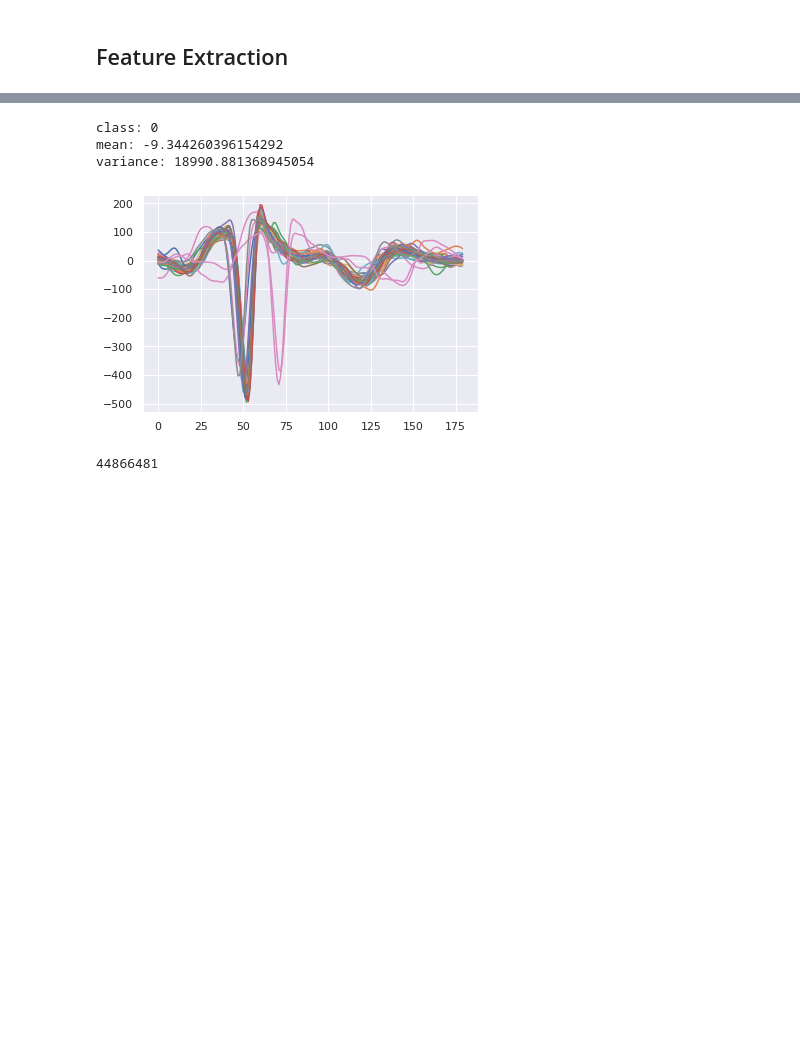
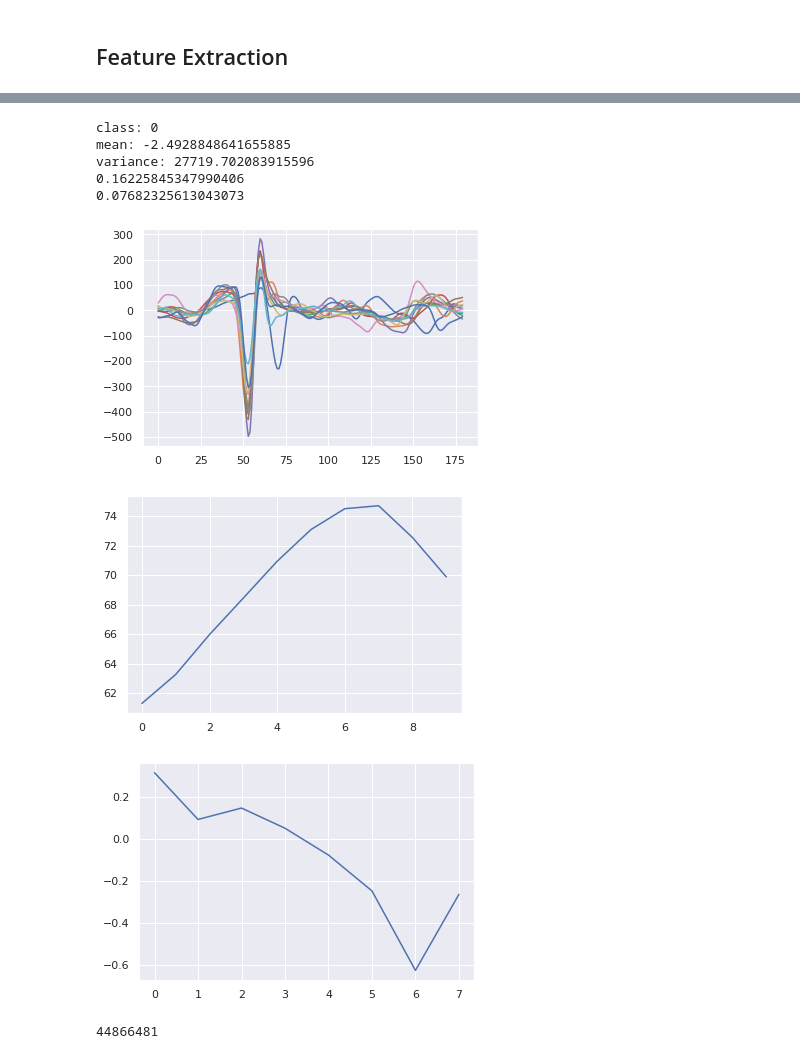
Before and after one commit to RoseYuan/ML, a Jupyter notebook: Task3/task3.ipynb, the cells around one changed output, grey strips where cells are left out. Cells and saved outputs as stored; diff of their text form; code cells hidden in the pictures; blank space fills up the shorter version.

```diff
--- a/Task3/task3.ipynb
+++ b/Task3/task3.ipynb
@@ -140,18 +144,33 @@ plt.imshow(ecgs[0]['templates'], cmap='gray')
 # %%
-n1 = 2
+n1 = 5
+
+hr_first_derivative = scale(ecgs[n1]['heart_rate'][1:]) - scale(ecgs[n1]['heart_rate'][:-1])
+hr_second_derivative = hr_first_derivative[1:] - hr_first_derivative[:-1]
 
 print('class:', y_raw[n1])
 print('mean:', np.mean(recordings[n1]))
 print('variance:', np.var(recordings[n1]))
+print(np.var(hr_first_derivative))
+print(np.var(hr_second_derivative))
 
 for i in ecgs[n1]['templates']:
     plt.plot(i)
 plt.show()
+
+plt.plot(ecgs[n1]['heart_rate'])
+plt.show()
+
+plt.plot(hr_second_derivative)
+plt.show()
 # %% [output]
 class: 0
-mean: -9.344260396154292
-variance: 18990.881368945054
+mean: -2.4928848641655885
+variance: 27719.702083915596
+0.16225845347990406
+0.07682325613043073
-[figure, old version]
+[figure, new version]
+[figure, added]
+[figure, added]
 # %%
 filtered = np.ones((len(ecgs), 17813)) * np.nan
 for i in range(len(ecgs)):
```
Also changed, not shown: parts of 39 cells of this notebook, 3 other files.
